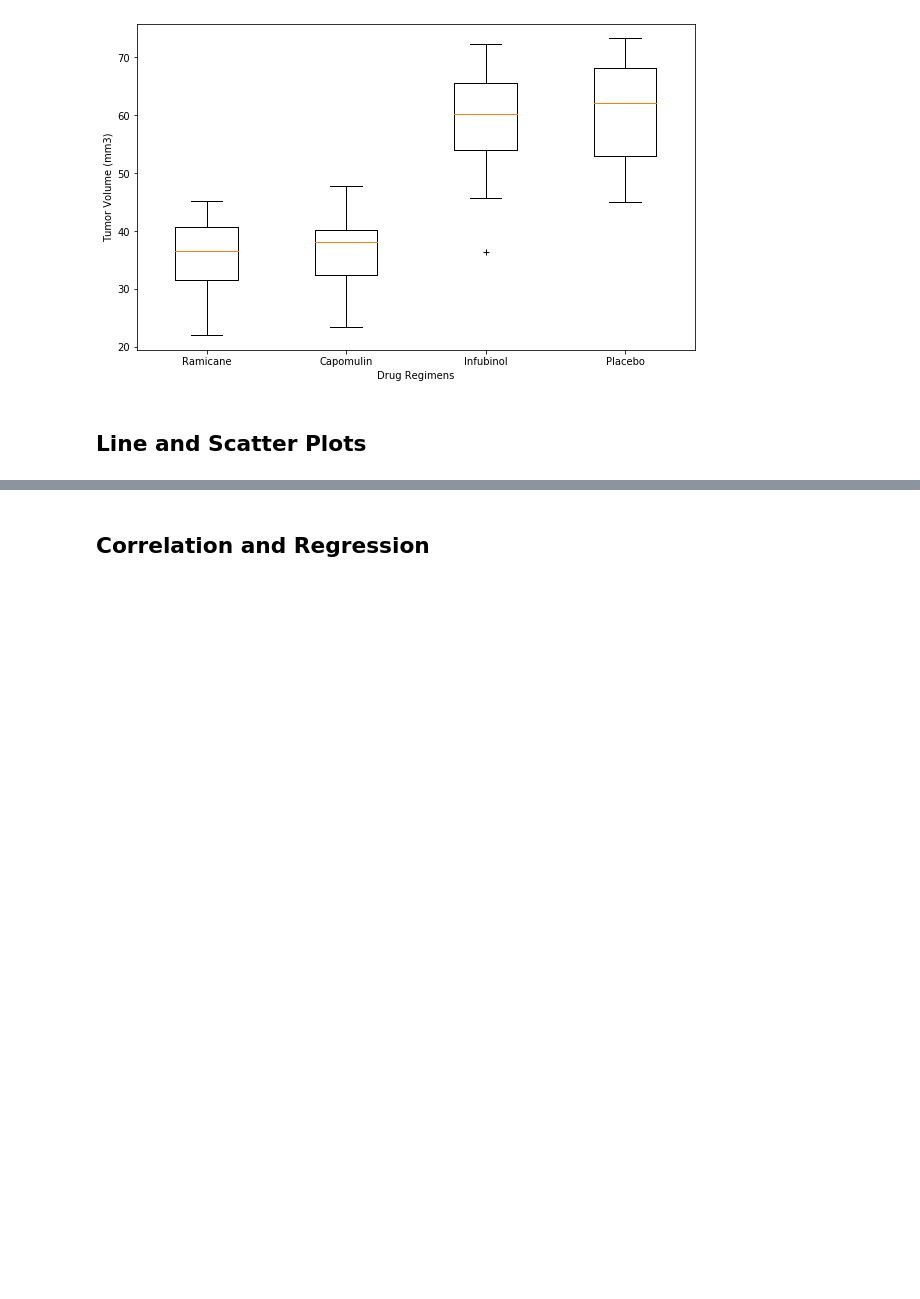
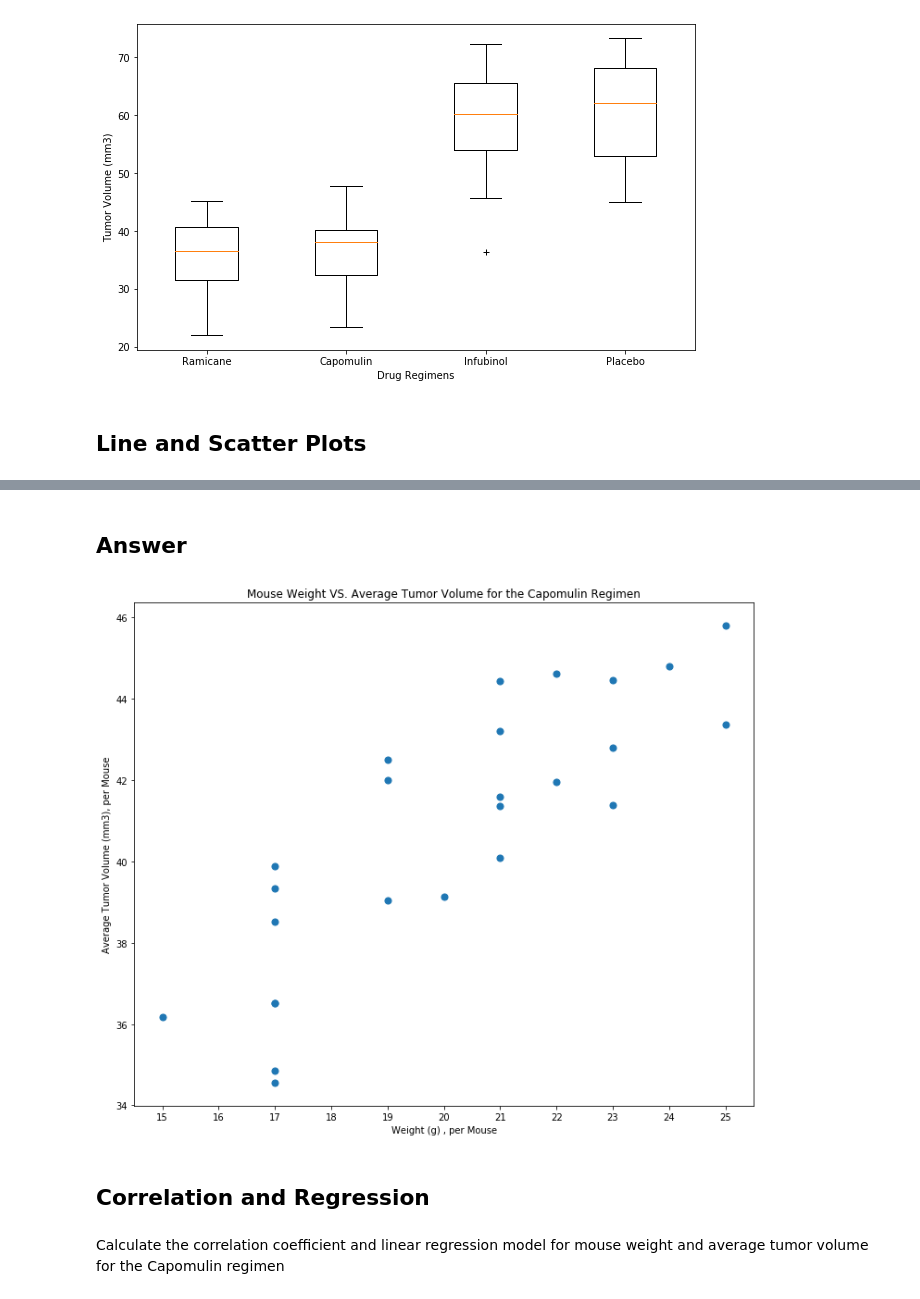
Before and after one commit to c-pompa/Py-maceuticals_Report, a Jupyter notebook: Pymaceuticals_Report.ipynb, the cells around one changed output, grey strips where cells are left out. Cells and saved outputs as stored; diff of their text form; code cells hidden in the pictures; blank space fills up the shorter version.

```diff
--- a/Pymaceuticals_Report.ipynb
+++ b/Pymaceuticals_Report.ipynb
@@ -484,0 +593,6 @@ plt.show()
+# %%
+# Create df and group by Mouse ID: mouse weight versus average tumor volume for the Capomulin regimen
+scatter_data_shorten = ls_plot_data[['Mouse ID', 'Drug Regimen', 'Weight (g)', 'Tumor Volume (mm3)']]
+scatter_data_capomulin = scatter_data_shorten[scatter_data_shorten['Drug Regimen'] == 'Capomulin']
+scatter_data_capo_avg_tum = scatter_data_capomulin.groupby('Mouse ID').mean()
+scatter_data_capo_avg_tum
@@ -485,2 +618,15 @@ plt.show()
+# %% [markdown]
+## Answer
+# %%
+x_tick_label_scatter = range(scatter_data_capo_avg_tum['Weight (g)'].min(),scatter_data_capo_avg_tum['Weight (g)'].max() + 1)
+# %%
+# Generate a scatter plot of mouse weight versus average tumor volume for the Capomulin regimen
+scatter_data_capo_avg_tum.plot('Weight (g)','Tumor Volume (mm3)',kind='scatter', s=50, figsize=(12, 10), xticks=x_tick_label_scatter)
+plt.xlabel('Weight (g) , per Mouse')
+plt.ylabel('Average Tumor Volume (mm3), per Mouse')
+plt.title('Mouse Weight VS. Average Tumor Volume for the Capomulin Regimen')
+plt.show()
+# %% [output]
+[figure, added]
 # %% [markdown]
 ## **Correlation and Regression**
@@ -489,0 +633,2 @@ plt.show()
+# %% [markdown]
+Calculate the correlation coefficient and linear regression model for mouse weight and average tumor volume for the Capomulin regimen
```
Also changed, not shown: parts of 39 cells of this notebook.
